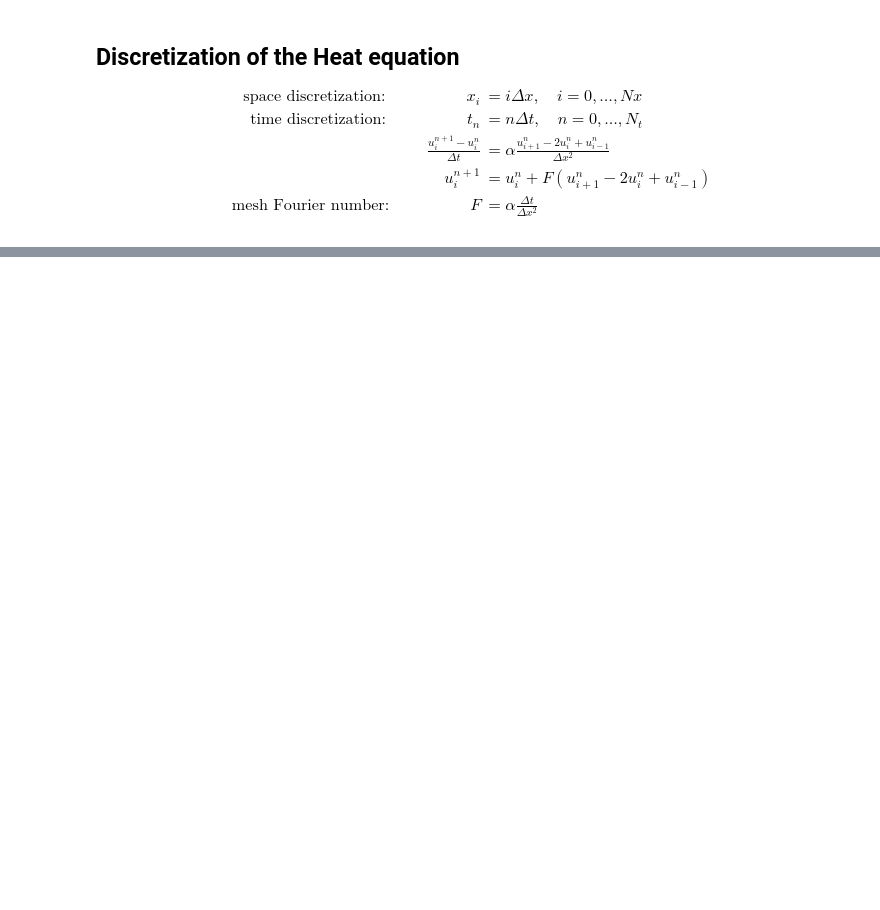
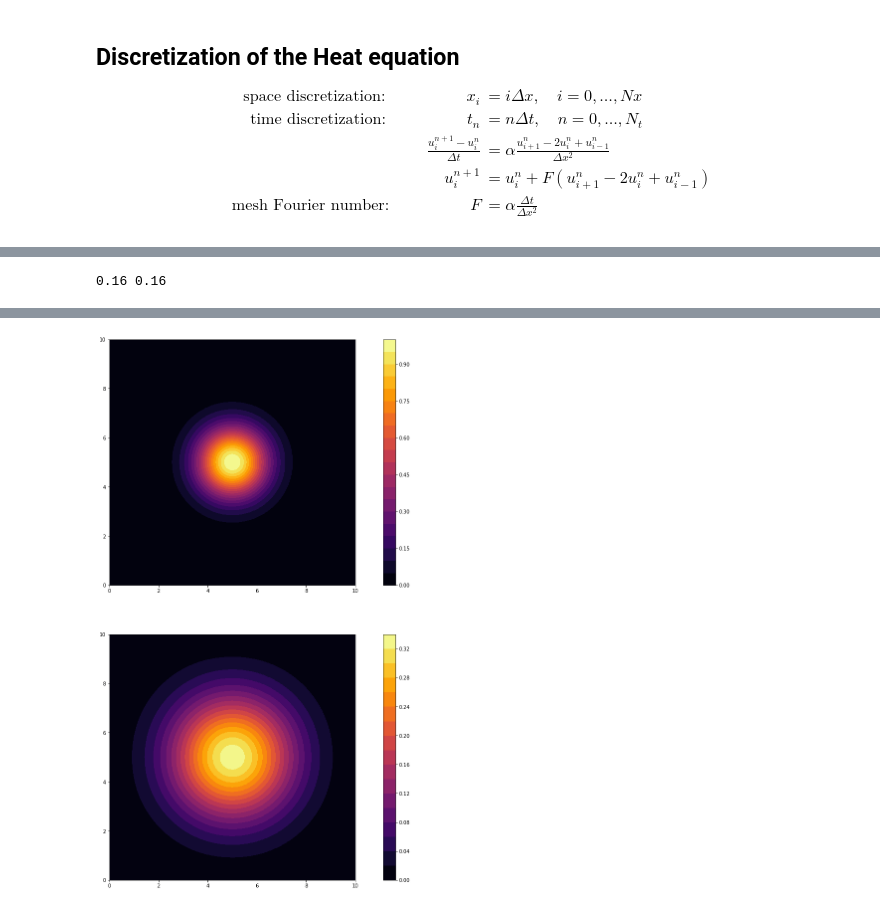
Before and after one commit to eth-cscs/PythonHPC, a Jupyter notebook: numba-cpu/Numba_stencil.ipynb, the cells around one changed output, grey strips where cells are left out. Drawn from its saved outputs; the diff is of its cells as text; code cells hidden in the pictures; blank space fills up the shorter version.

Commit message:
Add stencil for 2D heat equation

```diff
--- a/numba-cpu/Numba_stencil.ipynb
+++ b/numba-cpu/Numba_stencil.ipynb
@@ -58,0 +70,44 @@ ax.legend();
+# %%
+nx = 400
+ny = 400
+nt = 10000
+T = 100.0
+Lx = 10.0
+Ly = 10.0
+dx = L / nx
+dy = L / ny
+dt = T / nt
+alpha = 1.0
+Fx = alpha * dt / dx ** 2
+Fy = alpha * dt / dx ** 2
+print(Fx, Fy)
+X, Y = np.meshgrid(np.linspace(0, Lx, nx + 1), np.linspace(0, Ly, ny + 1))
+temp = np.zeros((ny + 1, nx + 1))
+temp = 1.0 * np.exp(-(X - Lx / 2.0)**2 / 2  - (Y - Ly / 2.0) ** 2 / 2)
+temp[(X == 0.0) | (Y == 0.0) | (X == L) | (Y == Ly)] = 0.0
+# %% [output]
+0.16 0.16
+# %%
+@numba.stencil
+def central_diff_stencil2D(x, Fx, Fy):
+    return (x[0, 0]  + Fx * (x[0, 1] - 2.0 * x[0, 0] + x[0, -1]) +
+            + Fy * (x[1, 0] - 2.0 * x[0, 0] + x[-1, 0]))
+# %%
+@numba.njit
+def simulation2D(x, Fx, Fy, nt):
+    for i in range(nt):
+        x = central_diff_stencil2D(x, Fx, Fy)
+
+    return x
+# %%
+%time temp_final = simulation2D(temp, Fx, Fy, nt)
+fig = plt.figure(figsize=(20,20))
+ax1 = fig.add_subplot(211)
+im1 = ax1.contourf(X, Y, temp, 20, cmap='inferno')
+ax1.set_aspect('equal')
+plt.colorbar(im1)
+ax2 = fig.add_subplot(212)
+im2 = ax2.contourf(X, Y, temp_final, 20, cmap='inferno')
+ax2.set_aspect('equal')
+plt.colorbar(im2);
+# %% [output]
@@ -58,0 +116 @@ ax.legend();
+[figure, added]
```
Also changed, not shown: parts of 6 cells of this notebook.
